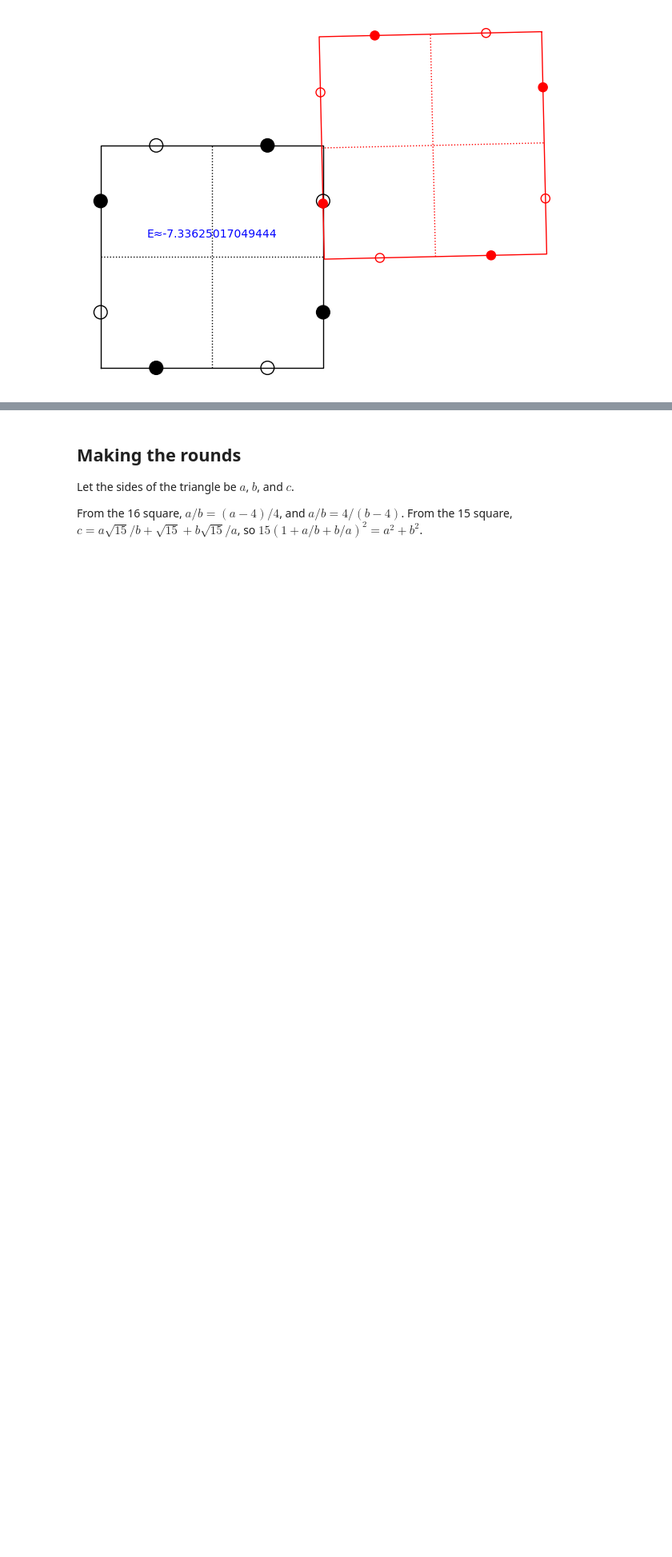
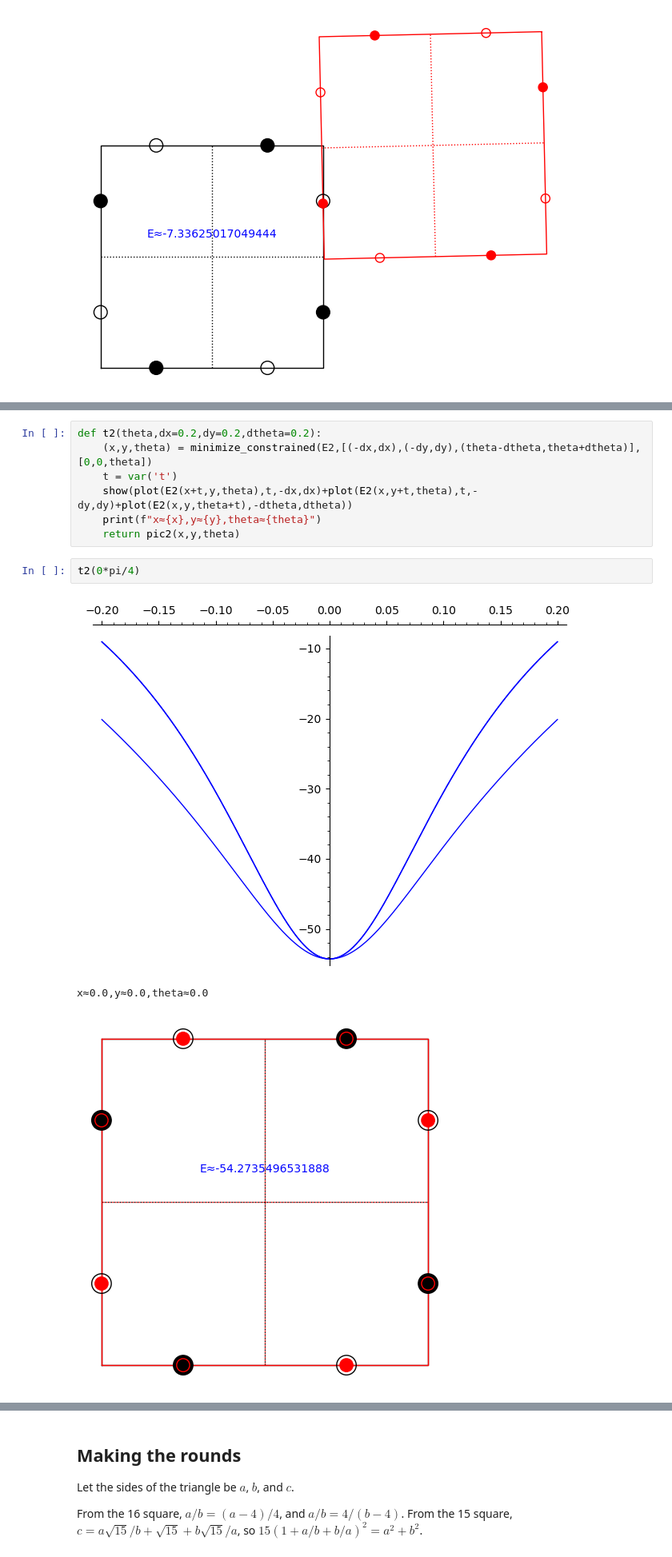
Before and after one commit to qpliu/sunday-puzzle, a Jupyter notebook: riddler/2024/20241115.ipynb, the cells around one changed output, grey strips where cells are left out. Shown at 80% size. Cells and saved outputs as stored; diff of their text form; blank space fills up the shorter version.

```diff
--- a/riddler/2024/20241115.ipynb
+++ b/riddler/2024/20241115.ipynb
@@ -206,0 +266,13 @@ x≈0.9936108743726222,y≈0.5000002900849242,theta≈0.022790642787146986
+# %%
+def t2(theta,dx=0.2,dy=0.2,dtheta=0.2):
+    (x,y,theta) = minimize_constrained(E2,[(-dx,dx),(-dy,dy),(theta-dtheta,theta+dtheta)],[0,0,theta])
+    t = var('t')
+    show(plot(E2(x+t,y,theta),t,-dx,dx)+plot(E2(x,y+t,theta),t,-dy,dy)+plot(E2(x,y,theta+t),-dtheta,dtheta))
+    print(f"x≈{x},y≈{y},theta≈{theta}")
+    return pic2(x,y,theta)
+# %%
+t2(0*pi/4)
+# %% [output]
+[figure, added]
+x≈0.0,y≈0.0,theta≈0.0
+[figure, added]
```
Also changed, not shown: parts of 9 cells of this notebook.
